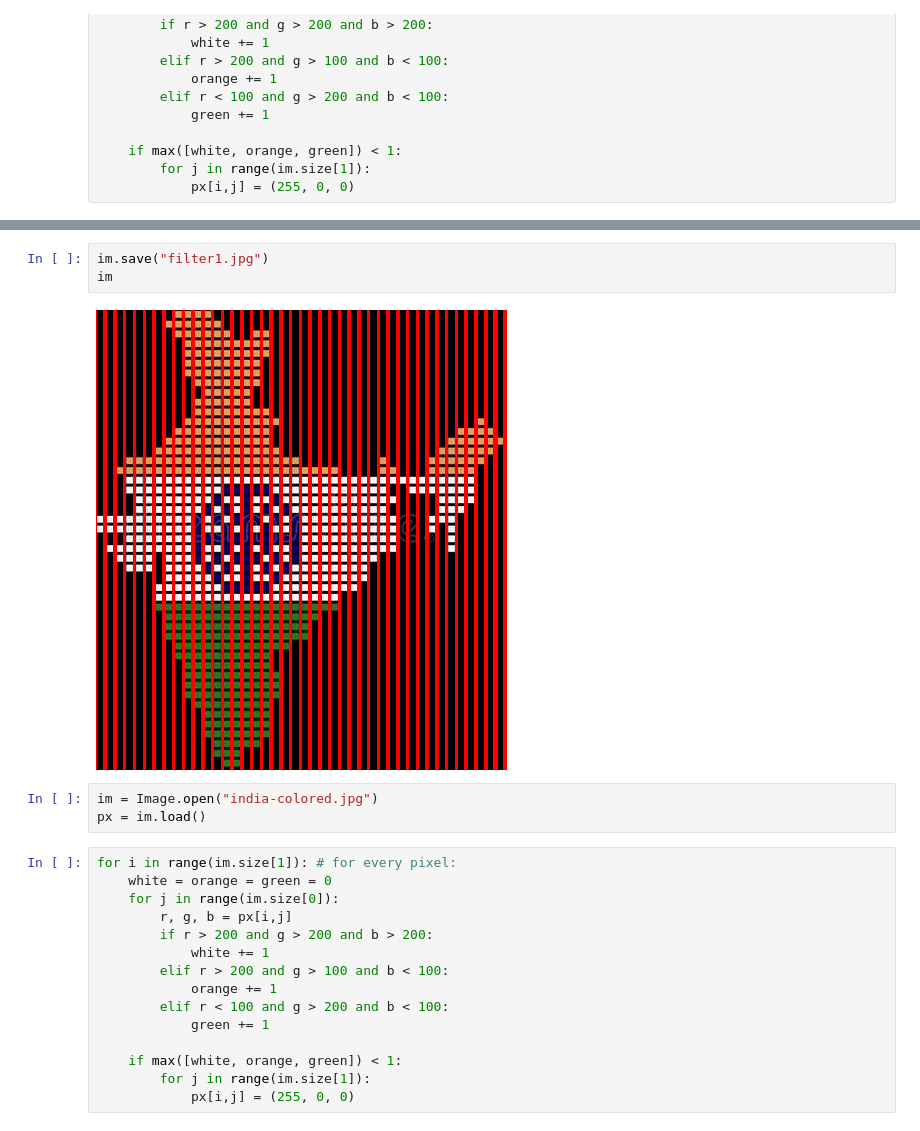
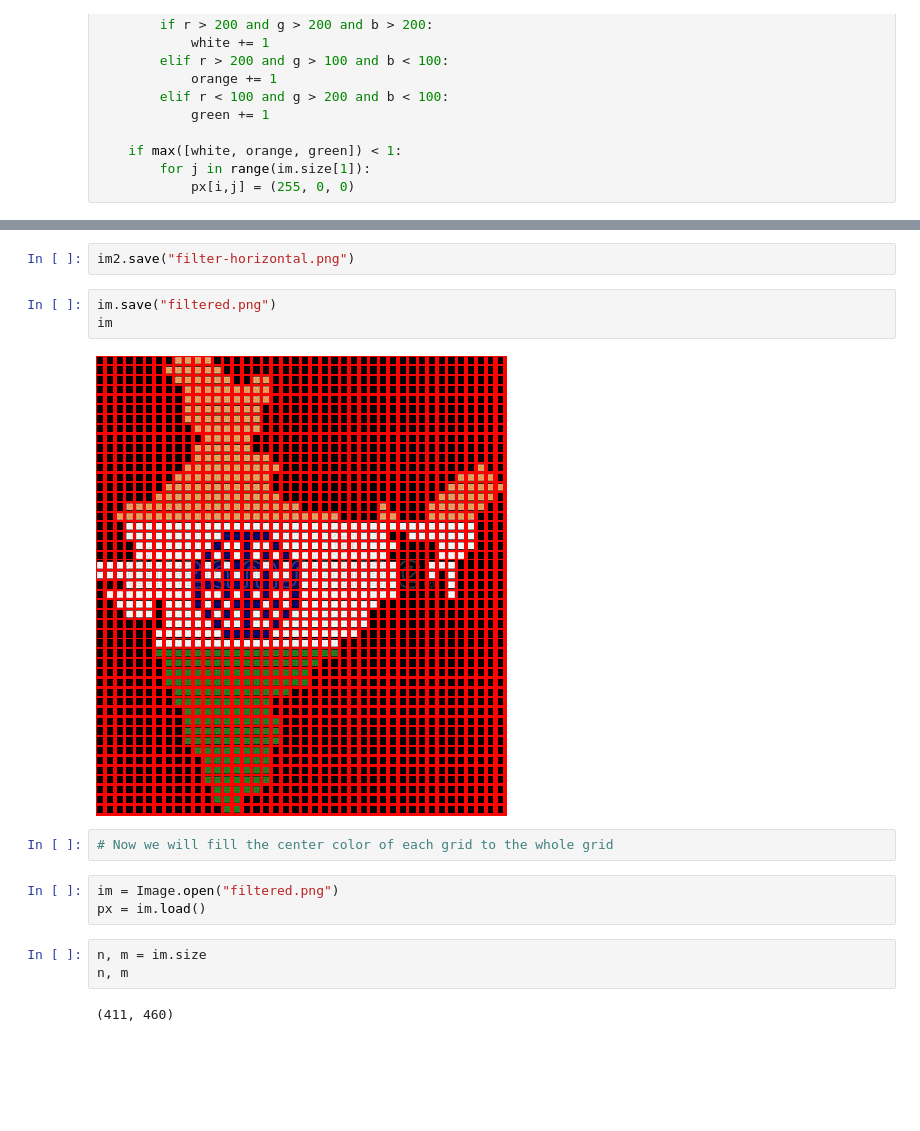
Before and after one commit to TheViking733n/India-map-python, a Jupyter notebook: image_processing/process_image.ipynb, the cells around one changed output, grey strips where cells are left out. Saved outputs shown, nothing was run; the diff lists cells and outputs as text; blank space fills up the shorter version.

Commit message:
final image generated

```diff
--- a/image_processing/filter.ipynb
+++ b/image_processing/process_image.ipynb
@@ -26,23 +55,17 @@ for i in range(im.size[0]): # for every pixel:
+# %%
+im2.save("filter-horizontal.png")
 # %%
-im.save("filter1.jpg")
+im.save("filtered.png")
 im
 # %% [output]
-[figure, old version]
+[figure, new version]
+# %%
+# Now we will fill the center color of each grid to the whole grid
 # %%
-im = Image.open("india-colored.jpg")
+im = Image.open("filtered.png")
 px = im.load()
-# %%
-for i in range(im.size[1]): # for every pixel:
-    white = orange = green = 0
-    for j in range(im.size[0]):
-        r, g, b = px[i,j]
-        if r > 200 and g > 200 and b > 200:
-            white += 1
-        elif r > 200 and g > 100 and b < 100:
-            orange += 1
-        elif r < 100 and g > 200 and b < 100:
-            green += 1
-
-    if max([white, orange, green]) < 1:
-        for j in range(im.size[1]):
-            px[i,j] = (255, 0, 0)
+# %%
+n, m = im.size
+n, m
+# %% [output]
+(411, 460)
```
Also changed, not shown: parts of 4 cells of this notebook, 4 other files.
